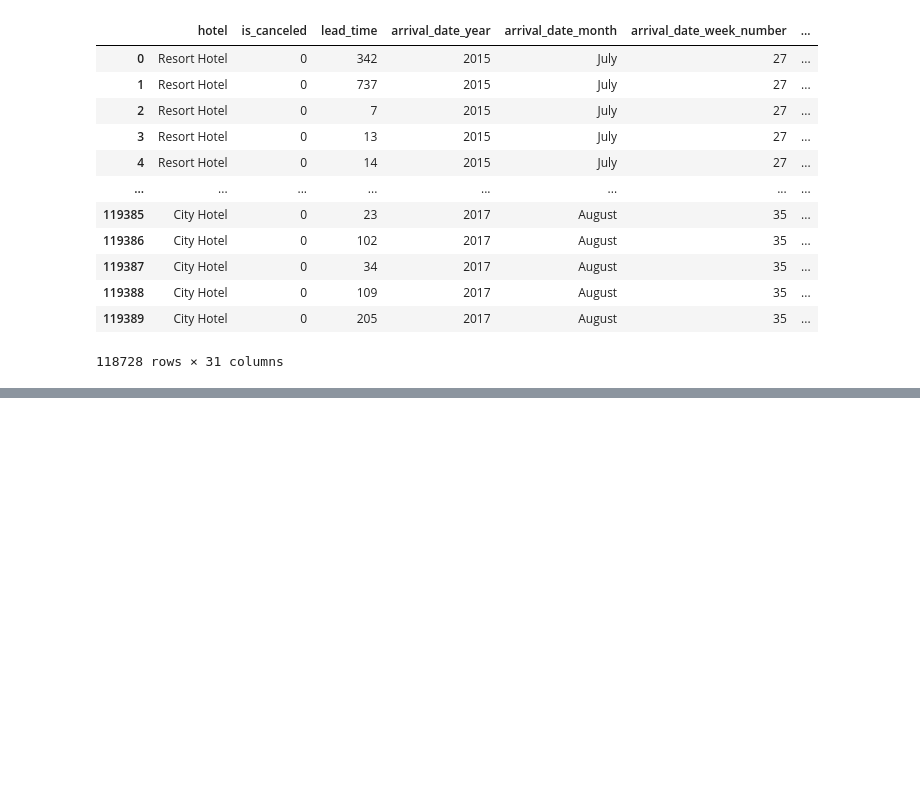
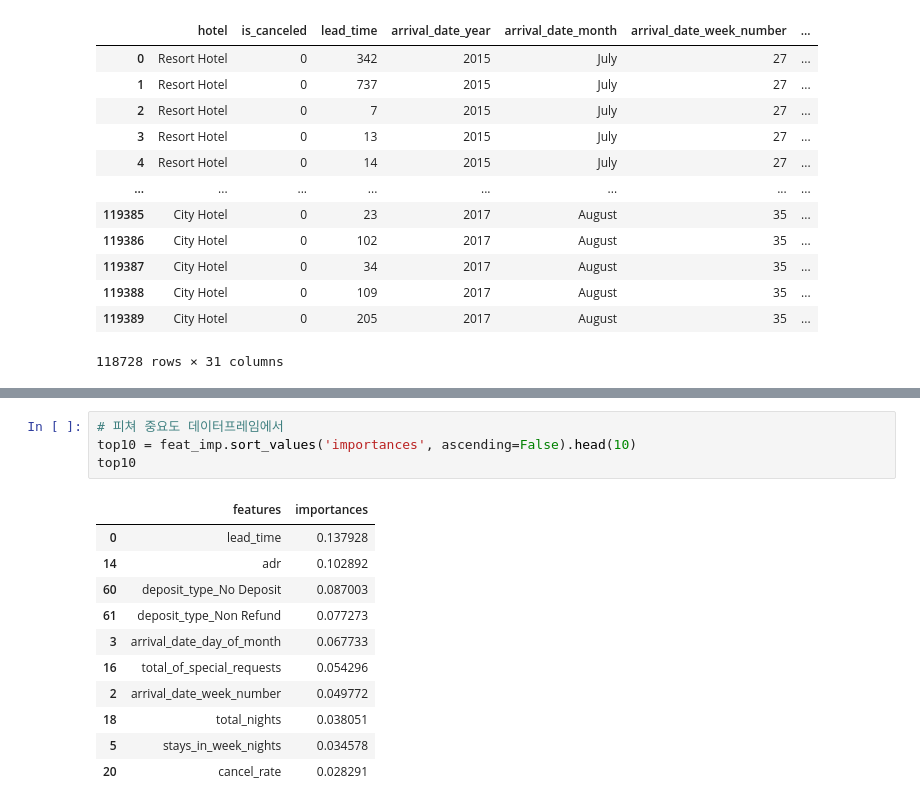
Before and after one commit to SangDal/KDT, a Jupyter notebook: 7.머신러닝-딥러닝/9.랜덤 포레스트.ipynb, the cells around one changed output, grey strips where cells are left out. Drawn from its saved outputs; the diff is of its cells as text; blank space fills up the shorter version.

```diff
--- a/7.머신러닝-딥러닝/9.랜덤 포레스트.ipynb
+++ b/7.머신러닝-딥러닝/9.랜덤 포레스트.ipynb
@@ -365,0 +751,16 @@ hotel_df
+# %%
+# 피쳐 중요도 데이터프레임에서
+top10 = feat_imp.sort_values('importances', ascending=False).head(10)
+top10
+# %% [output]
+|  | features | importances |
+| 0 | lead_time | 0.137928 |
+| 14 | adr | 0.102892 |
+| 60 | deposit_type_No Deposit | 0.087003 |
+| 61 | deposit_type_Non Refund | 0.077273 |
+| 3 | arrival_date_day_of_month | 0.067733 |
+| 16 | total_of_special_requests | 0.054296 |
+| 2 | arrival_date_week_number | 0.049772 |
+| 18 | total_nights | 0.038051 |
+| 5 | stays_in_week_nights | 0.034578 |
+| 20 | cancel_rate | 0.028291 |
```
Also changed, not shown: parts of 57 cells of this notebook, 2 other files.
